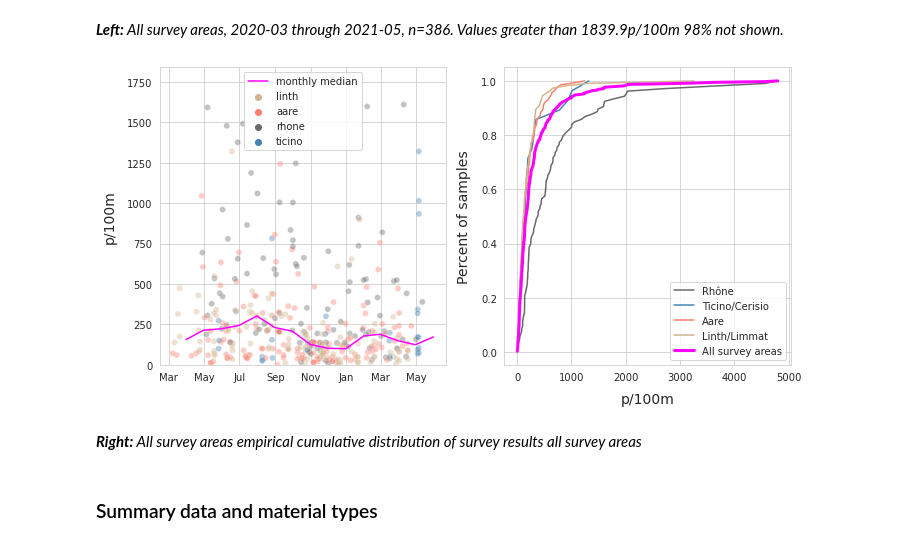
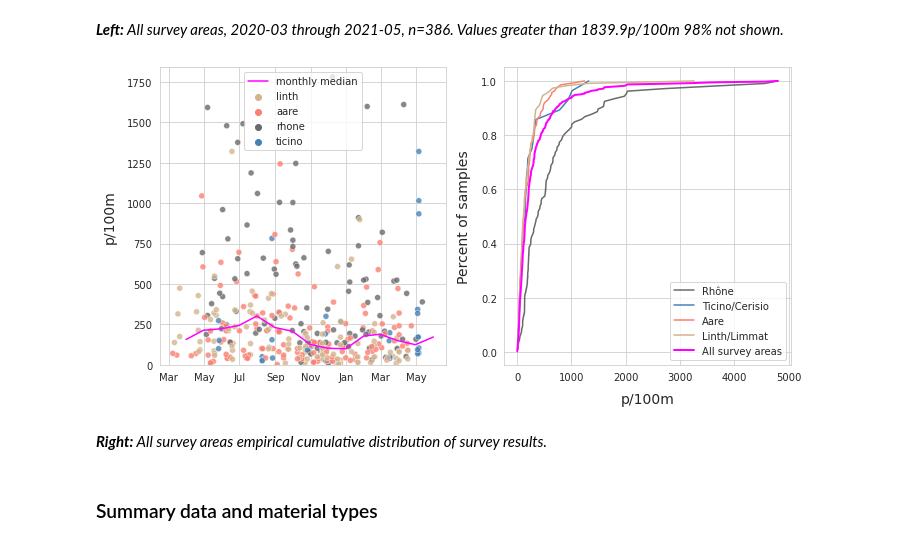
Before and after one commit to hammerdirt-analyst/IQAASL-End-0f-Sampling-2021, a Jupyter notebook: eos_asa.ipynb, the cells around one changed output. Saved outputs shown, nothing was run; the diff lists cells and outputs as text; code cells hidden in the pictures.

```diff
--- a/eos_asa.ipynb
+++ b/eos_asa.ipynb
@@ -271,15 +278,18 @@ for i, n in enumerate(luse_exp):
     sns.lineplot(x=x, y=y, ax=ax, label="All surveys", color="magenta", linewidth=2.5)
     ax.axhline(y=.5, linestyle="-.", color="red", label="50% of samples")
 
-    if i == 0:
-        ax.set_ylabel("Percent of samples", **ck.xlab_k)
+    # format the % of total on the xaxis:
+    if i <= 3:
+        if i == 0:
+            ax.set_ylabel("Percent of samples", **ck.xlab_k)
+        ax.xaxis.set_major_formatter(ticker.PercentFormatter(1.0, 0, '%'))
     else:
         pass
 
     ax.set_xlabel(n, **ck.xlab_k)
     handles, labels = ax.get_legend_handles_labels()
     ax.get_legend().remove()
-plt.legend(handles, labels, bbox_to_anchor=(1,1))
+plt.legend(handles, labels)
 plt.tight_layout()
 plt.show()
 # %% [output]
@@ -413,47 +405,47 @@ rate = "Monthly"
 line_label = "monthly median"
 
 ax = axs[0]
-sns.scatterplot(data=fd_dindex, x='date', y=unit_label, hue=this_level, palette=bassin_pallette, alpha=0.4, ax=ax)
+sns.scatterplot(data=fd_dindex, x='date', y=unit_label, hue=this_level, palette=bassin_pallette, alpha=0.8, ax=ax)
 
 sns.lineplot(data=monthly_plot, x=monthly_plot.index, y=monthly_plot, color='magenta', label=line_label, ax=ax)
 
 ax.set_ylim(0,the_90th )
 
 ax.set_xlabel("")
 ax.set_ylabel(unit_label, **ck.xlab_k14)
 
 ax.xaxis.set_minor_locator(days)
 ax.xaxis.set_major_formatter(months_fmt)
 
 axtwo = axs[1]
 lake_dts = fd.groupby([this_level, 'loc_date'], as_index=False)[unit_label].sum()
 
 for i, a_name in enumerate(fd[this_level].unique()):
     label=comp_labels[a_name]
 
     a_ecdf = ECDF(lake_dts[lake_dts[this_level] == a_name][unit_label].values)
 
     sns.lineplot(x=a_ecdf.x, y=a_ecdf.y, color=bassin_pallette[a_name], ax=axtwo, label=label)
 
 r_bassin = ECDF(dt_all[unit_label].values)
-sns.lineplot(x=r_bassin.x, y=r_bassin.y, color='magenta', label=top_name[0], linewidth=3, ax=axtwo)
+sns.lineplot(x=r_bassin.x, y=r_bassin.y, color='magenta', label=top_name[0], linewidth=2, ax=axtwo)
 axtwo.set_xlabel(unit_label, **ck.xlab_k14)
 axtwo.set_ylabel("Percent of samples", **ck.xlab_k14)
 
 plt.tight_layout()
 plt.show()
 plt.close()
 # %% [output]
-[figure, old version]
+[figure, new version]
 # %%
 # figure caption
 lakes_ecdf = F"""
-*__Right:__ {top_name[0]} empirical cumulative distribution of survey results all survey areas*
+*__Right:__ {top_name[0]} empirical cumulative distribution of survey results.*
 """
 md(lakes_ecdf)
 # %% [output]
 
-*__Right:__ All survey areas empirical cumulative distribution of survey results all survey areas*
+*__Right:__ All survey areas empirical cumulative distribution of survey results.*
 # %% [markdown]
 ### Summary data and material types
 # %%
```
Also changed, not shown: parts of 15 cells of this notebook, 1 other file.
